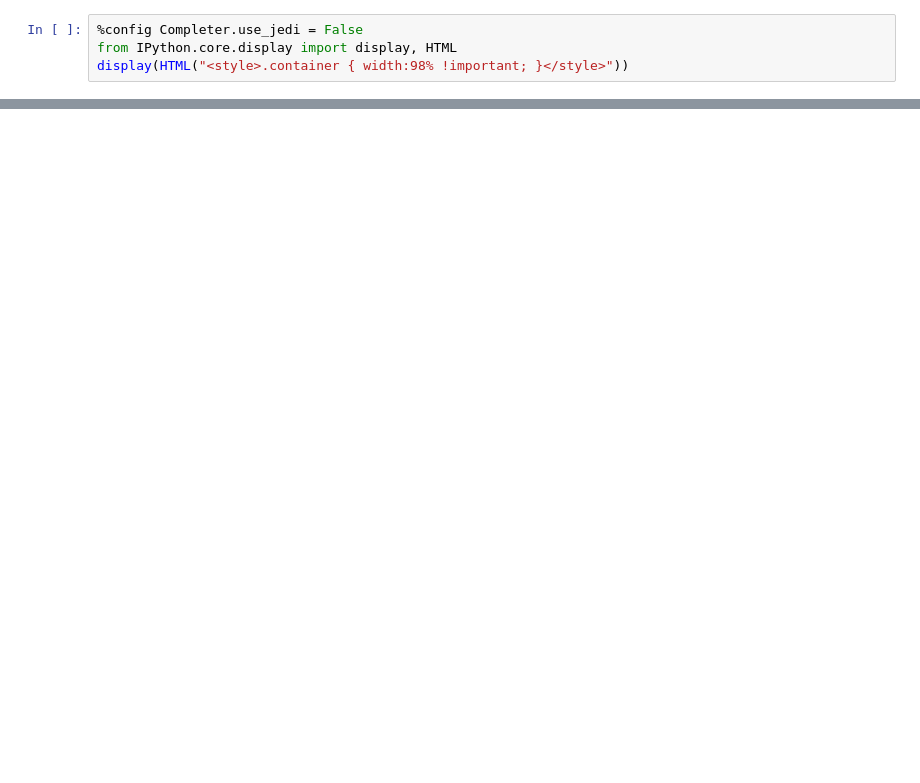
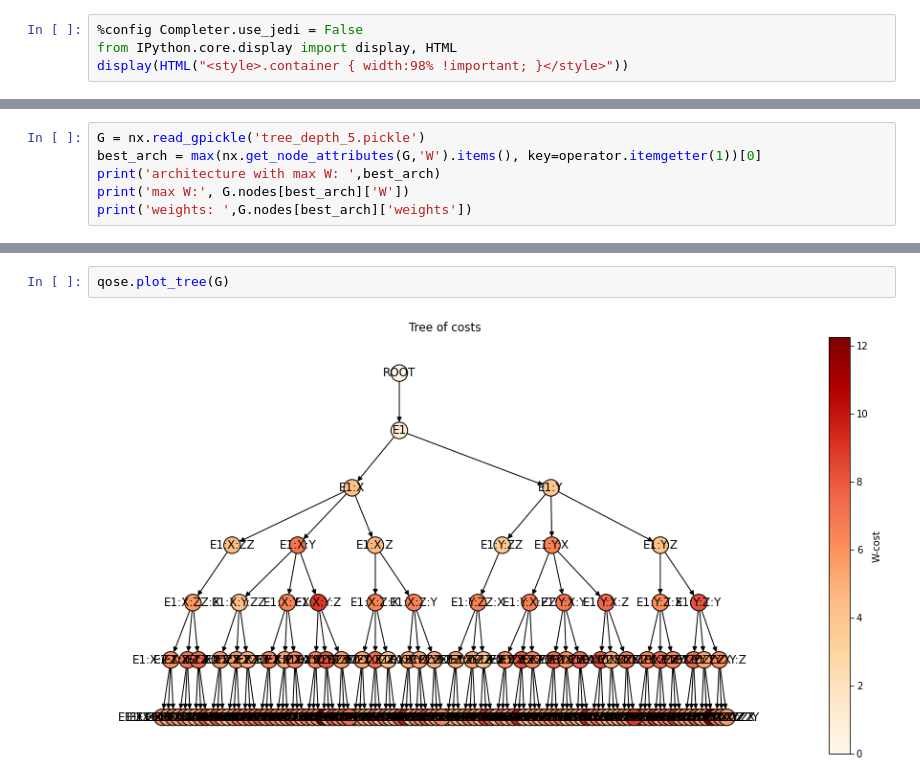
Before and after one commit to kmz4/QHACK2021, a Jupyter notebook: demos/QOSE_demo.ipynb, the cells around one changed output, grey strips where cells are left out. Cells and saved outputs as stored; diff of their text form; blank space fills up the shorter version.

```diff
--- a/demos/QOSE_demo.ipynb
+++ b/demos/QOSE_demo.ipynb
@@ -252,0 +241,6 @@ variables (p,i,er):  12 1.3630259037017822 0.1906392924666162
+# %%
+G = nx.read_gpickle('tree_depth_5.pickle')
+best_arch = max(nx.get_node_attributes(G,'W').items(), key=operator.itemgetter(1))[0]
+print('architecture with max W: ',best_arch)
+print('max W:', G.nodes[best_arch]['W'])
+print('weights: ',G.nodes[best_arch]['weights'])
@@ -252,0 +278,4 @@ variables (p,i,er):  12 1.3630259037017822 0.1906392924666162
+# %%
+qose.plot_tree(G)
+# %% [output]
+[figure, added]
```
Also changed, not shown: parts of 37 cells of this notebook, 1 other file.
